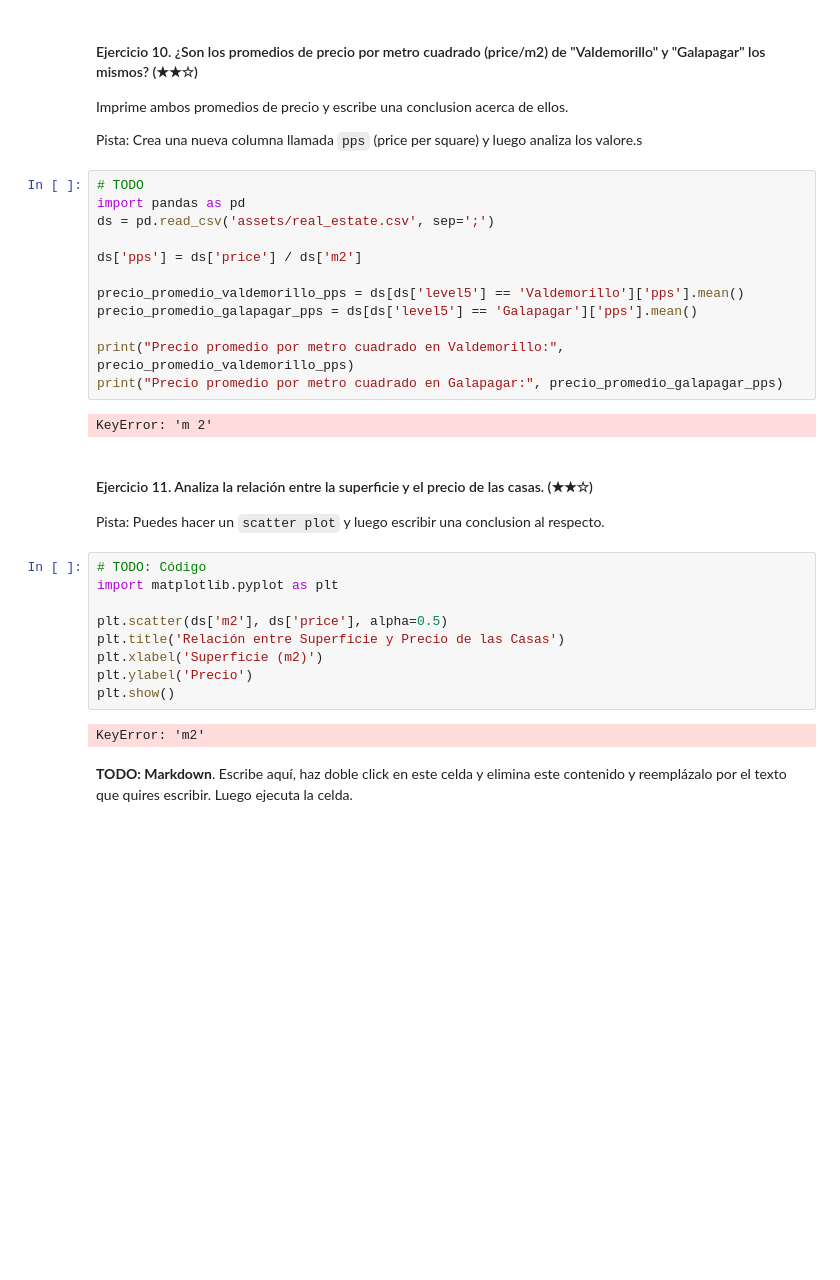
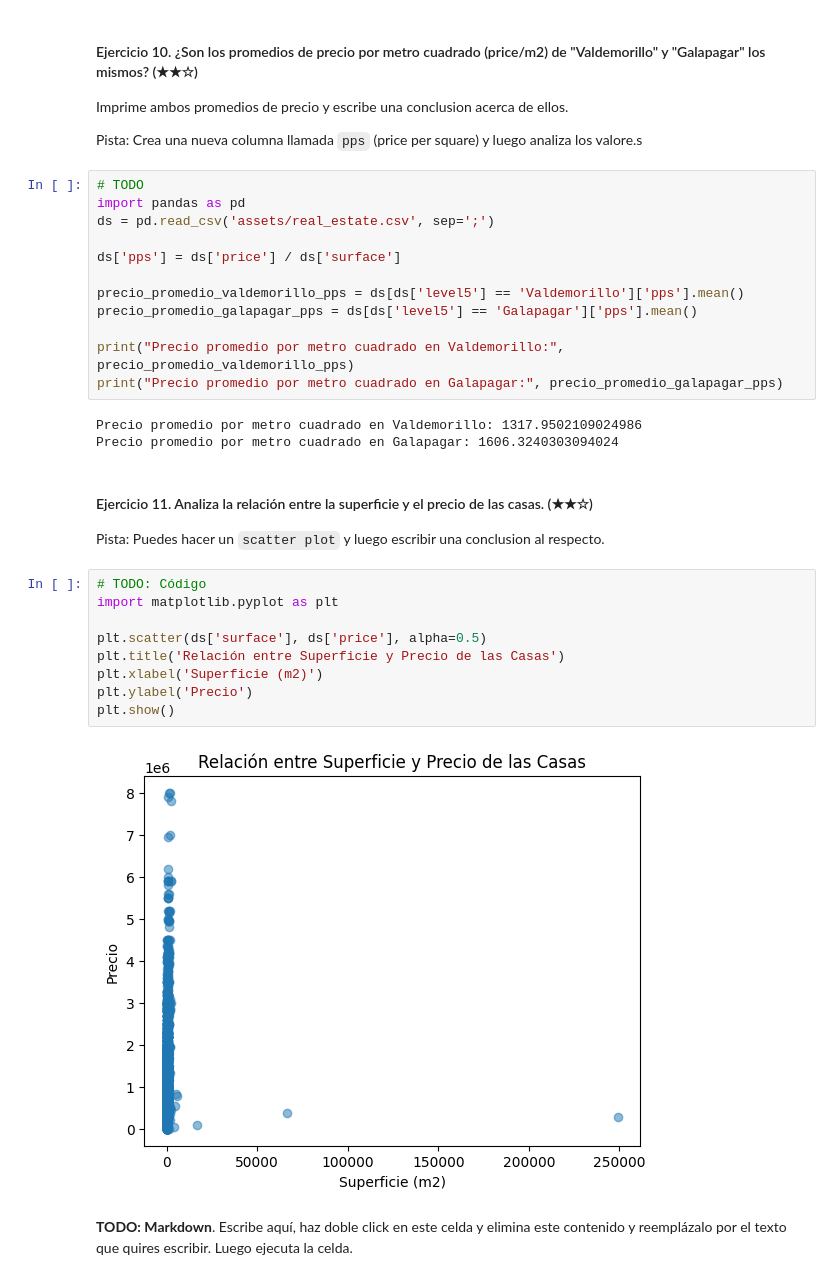
Before and after one commit to 4GeeksAcademy/exercise-danielgs, a Jupyter notebook: project.es.ipynb, the cells around one changed output. Cells and saved outputs as stored; diff of their text form; blank space fills up the shorter version.

```diff
--- a/project.es.ipynb
+++ b/project.es.ipynb
@@ -194,7 +198,7 @@ Pista: Crea una nueva columna llamada `pps` (price per square) y luego analiza l
 import pandas as pd
 ds = pd.read_csv('assets/real_estate.csv', sep=';')
 
-ds['pps'] = ds['price'] / ds['m2']
+ds['pps'] = ds['price'] / ds['surface']
 
 precio_promedio_valdemorillo_pps = ds[ds['level5'] == 'Valdemorillo']['pps'].mean()
 precio_promedio_galapagar_pps = ds[ds['level5'] == 'Galapagar']['pps'].mean()
@@ -202,7 +206,8 @@ precio_promedio_galapagar_pps = ds[ds['level5'] == 'Galapagar']['pps'].mean()
 print("Precio promedio por metro cuadrado en Valdemorillo:", precio_promedio_valdemorillo_pps)
 print("Precio promedio por metro cuadrado en Galapagar:", precio_promedio_galapagar_pps)
 # %% [output]
-KeyError: 'm 2'
+Precio promedio por metro cuadrado en Valdemorillo: 1317.9502109024986
+Precio promedio por metro cuadrado en Galapagar: 1606.3240303094024
 # %% [markdown]
 #### Ejercicio 11. Analiza la relación entre la superficie y el precio de las casas. (★★☆)
 
@@ -210,14 +215,14 @@ Pista: Puedes hacer un `scatter plot` y luego escribir una conclusion al respect
 # %%
 # TODO: Código
 import matplotlib.pyplot as plt
 
-plt.scatter(ds['m2'], ds['price'], alpha=0.5)
+plt.scatter(ds['surface'], ds['price'], alpha=0.5)
 plt.title('Relación entre Superficie y Precio de las Casas')
 plt.xlabel('Superficie (m2)')
 plt.ylabel('Precio')
 plt.show()
 # %% [output]
-KeyError: 'm2'
+[figure, added]
 # %% [markdown]
 **TODO: Markdown**. Escribe aquí, haz doble click en este celda y elimina este contenido y reemplázalo por el texto que quires escribir. Luego ejecuta la celda.
 # %% [markdown]
```
Also changed, not shown: parts of 6 cells of this notebook.
